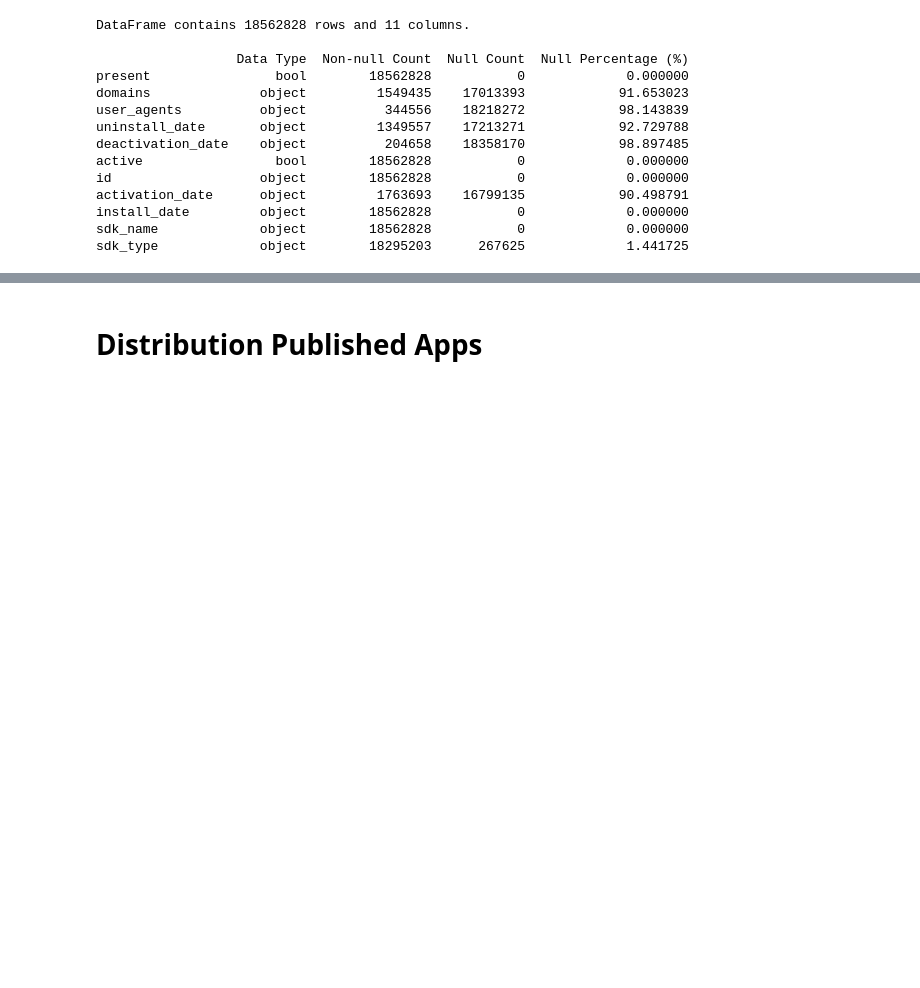
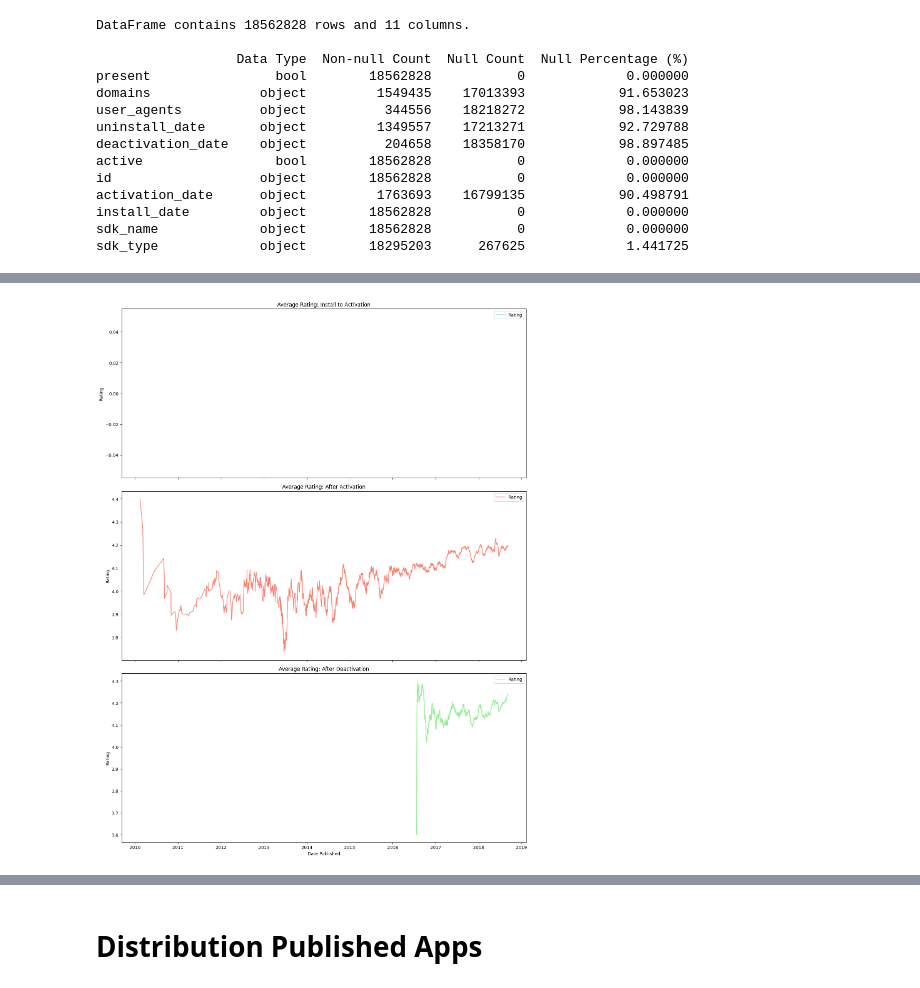
Before and after one commit to kevinmout/SBM, a Jupyter notebook: EDA.ipynb, the cells around one changed output, grey strips where cells are left out. Cells and saved outputs as stored; diff of their text form; code cells hidden in the pictures; blank space fills up the shorter version.

```diff
--- a/EDA.ipynb
+++ b/EDA.ipynb
@@ -139,0 +242,39 @@ df_new = df_new.dropna(subset=['num_downloads'])
+# %%
+import matplotlib.pyplot as plt
+
+# Set up a rolling window size (e.g., 30 days) to smooth the data
+rolling_window = 30
+
+# Apply rolling average for each phase
+df_aggregated['smoothed_num_downloads'] = df_aggregated.groupby('phase')['num_downloads'].transform(lambda x: x.rolling(rolling_window, min_periods=1).mean())
+df_aggregated['smoothed_rating_app'] = df_aggregated.groupby('phase')['rating_app'].transform(lambda x: x.rolling(rolling_window, min_periods=1).mean())
+
+# Separate data for each phase
+install_to_activation_data = df_aggregated[df_aggregated['phase'] == 'Install to Activation']
+after_activation_data = df_aggregated[df_aggregated['phase'] == 'After Activation']
+after_deactivation_data = df_aggregated[df_aggregated['phase'] == 'After Deactivation']
+
+# Plot smoothed ratings
+fig, axes = plt.subplots(3, 1, figsize=(14, 18), sharex=True)
+
+# Plot smoothed ratings
+axes[0].plot(install_to_activation_data['date_published'], install_to_activation_data['smoothed_rating_app'], label='Rating', color='skyblue')
+axes[0].set_title('Average Rating: Install to Activation')
+axes[0].set_ylabel('Rating')
+axes[0].legend()
+
+axes[1].plot(after_activation_data['date_published'], after_activation_data['smoothed_rating_app'], label='Rating', color='salmon')
+axes[1].set_title('Average Rating: After Activation')
+axes[1].set_ylabel('Rating')
+axes[1].legend()
+
+axes[2].plot(after_deactivation_data['date_published'], after_deactivation_data['smoothed_rating_app'], label='Rating', color='lightgreen')
+axes[2].set_title('Average Rating: After Deactivation')
+axes[2].set_ylabel('Rating')
+axes[2].legend()
+
+plt.xlabel('Date Published')
+plt.tight_layout()
+plt.show()
+# %% [output]
+[figure, added]
```
Also changed, not shown: parts of 18 cells of this notebook.
